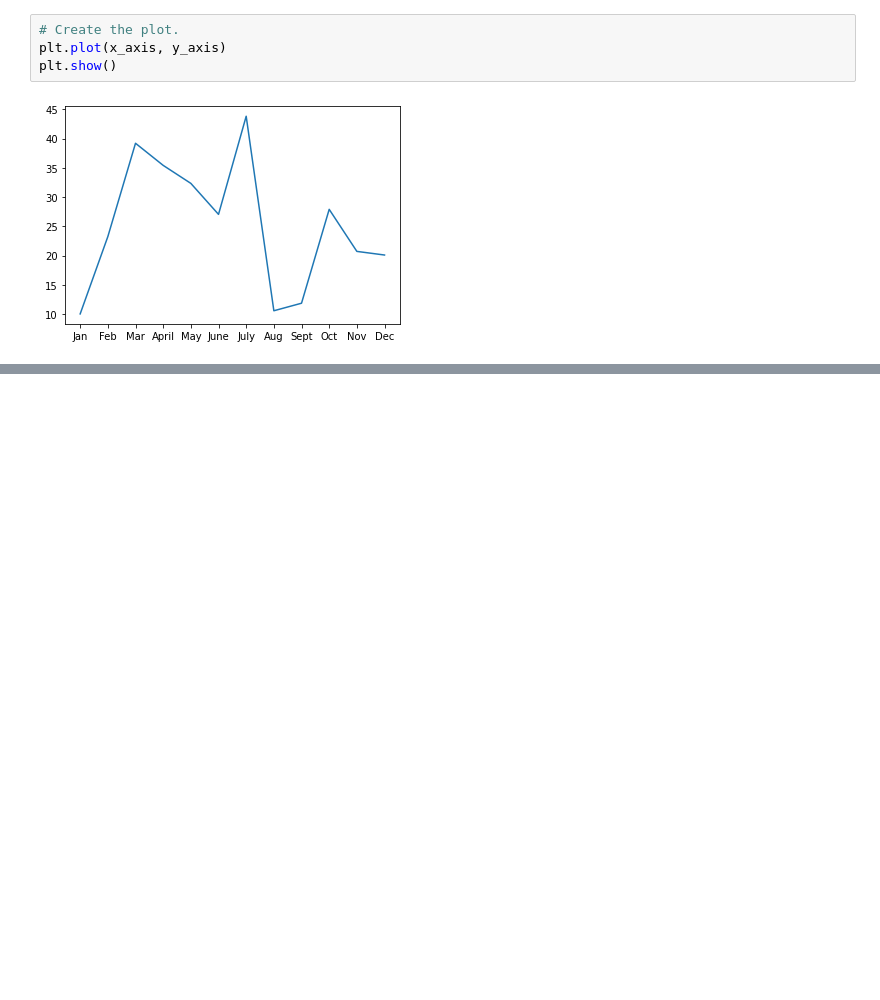
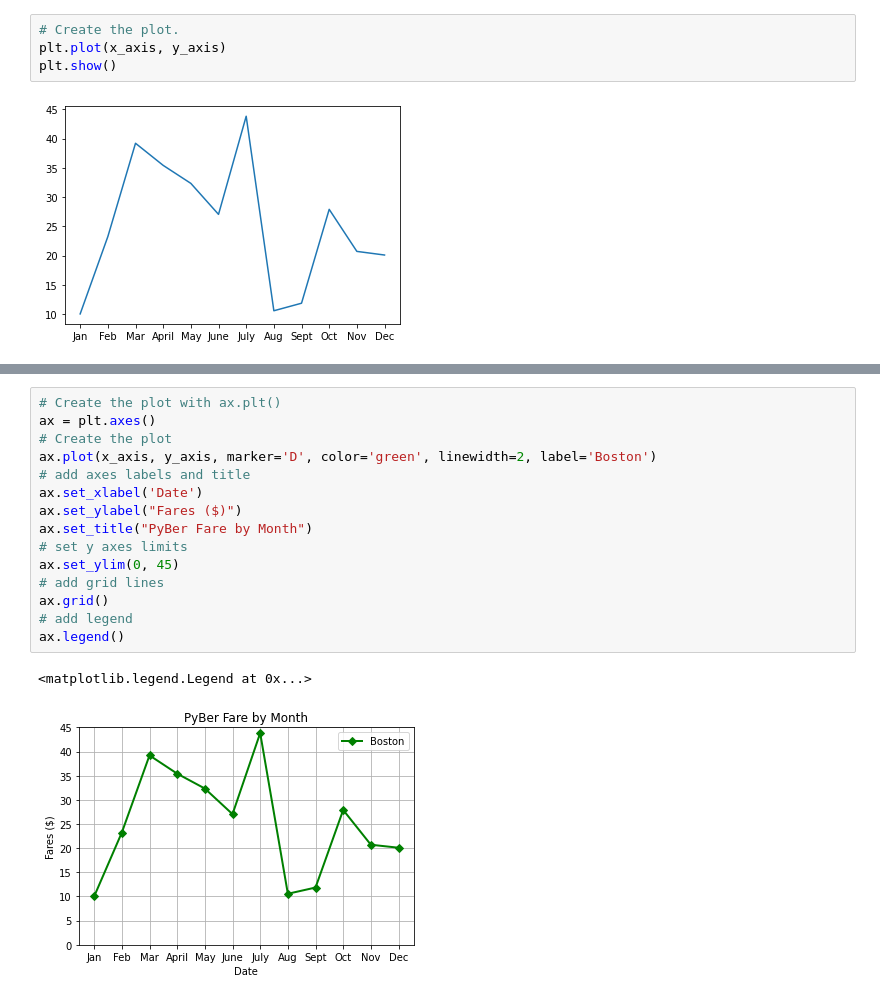
Before and after one commit to PCE1968/PyBer_Analysis, a Jupyter notebook: matplotlib_practice.ipynb, the cells around one changed output, grey strips where cells are left out. Cells and saved outputs as stored; diff of their text form; blank space fills up the shorter version.

```diff
--- a/matplotlib_practice.ipynb
+++ b/matplotlib_practice.ipynb
@@ -45,0 +77,18 @@ plt.show()
+# %%
+# Create the plot with ax.plt()
+ax = plt.axes()
+# Create the plot
+ax.plot(x_axis, y_axis, marker='D', color='green', linewidth=2, label='Boston')
+# add axes labels and title
+ax.set_xlabel('Date')
+ax.set_ylabel("Fares ($)")
+ax.set_title("PyBer Fare by Month")
+# set y axes limits
+ax.set_ylim(0, 45)
+# add grid lines
+ax.grid()
+# add legend
+ax.legend()
+# %% [output]
+<matplotlib.legend.Legend at 0x...>
+[figure, added]
```
Also changed, not shown: parts of 22 cells of this notebook.
